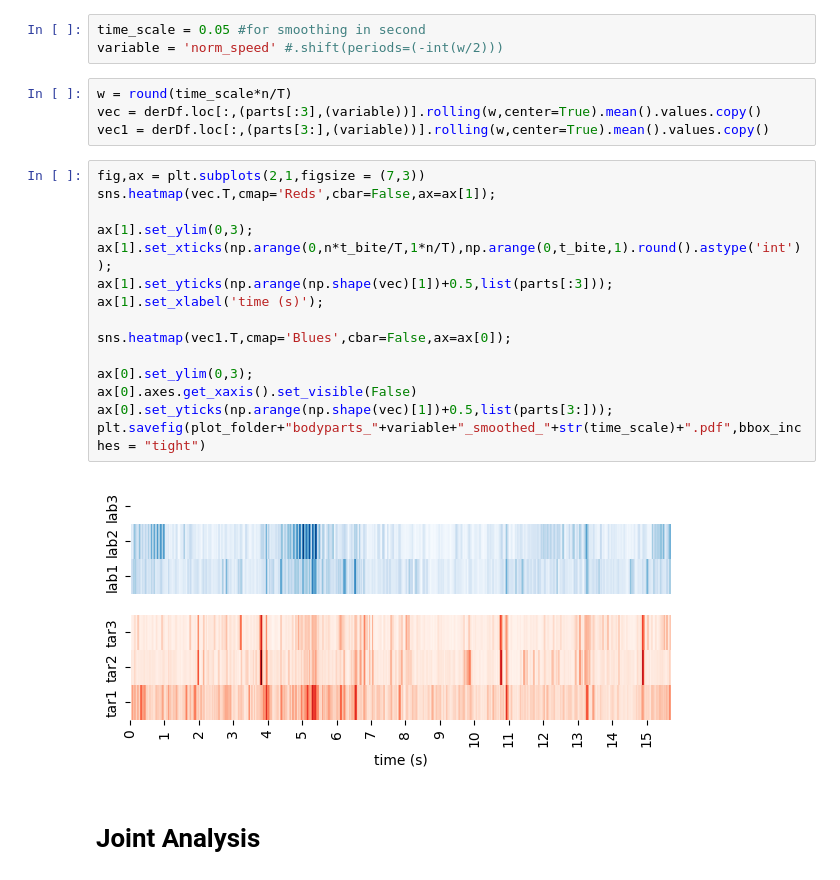
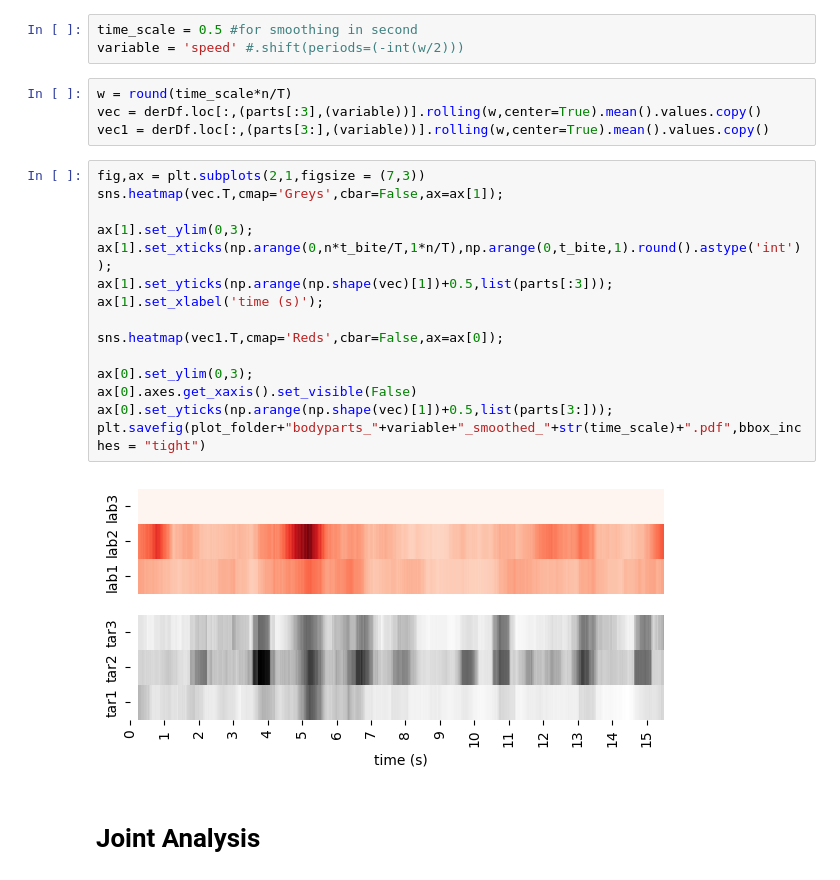
Before and after one commit to shivChitinous/bite-tracks, a Jupyter notebook: biteAnalysis.ipynb, the cells around one changed output. Saved outputs shown, nothing was run; the diff lists cells and outputs as text.

```diff
--- a/biteAnalysis.ipynb
+++ b/biteAnalysis.ipynb
@@ -70,29 +70,29 @@ plt.savefig(plot_folder+"bodyparts_labium_frame_xy.pdf",bbox_inches = "tight")
 # %% [markdown]
 # Bodypart Velocity Analysis
 # %%
-time_scale = 0.05 #for smoothing in second
-variable = 'norm_speed' #.shift(periods=(-int(w/2)))
+time_scale = 0.5 #for smoothing in second
+variable = 'speed' #.shift(periods=(-int(w/2)))
 # %%
 w = round(time_scale*n/T)
 vec = derDf.loc[:,(parts[:3],(variable))].rolling(w,center=True).mean().values.copy()
 vec1 = derDf.loc[:,(parts[3:],(variable))].rolling(w,center=True).mean().values.copy()
 # %%
 fig,ax = plt.subplots(2,1,figsize = (7,3))
-sns.heatmap(vec.T,cmap='Reds',cbar=False,ax=ax[1]);
+sns.heatmap(vec.T,cmap='Greys',cbar=False,ax=ax[1]);
 
 ax[1].set_ylim(0,3);
 ax[1].set_xticks(np.arange(0,n*t_bite/T,1*n/T),np.arange(0,t_bite,1).round().astype('int'));
 ax[1].set_yticks(np.arange(np.shape(vec)[1])+0.5,list(parts[:3]));
 ax[1].set_xlabel('time (s)');
 
-sns.heatmap(vec1.T,cmap='Blues',cbar=False,ax=ax[0]);
+sns.heatmap(vec1.T,cmap='Reds',cbar=False,ax=ax[0]);
 
 ax[0].set_ylim(0,3);
 ax[0].axes.get_xaxis().set_visible(False)
 ax[0].set_yticks(np.arange(np.shape(vec)[1])+0.5,list(parts[3:]));
 plt.savefig(plot_folder+"bodyparts_"+variable+"_smoothed_"+str(time_scale)+".pdf",bbox_inches = "tight")
 # %% [output]
-[figure, old version]
+[figure, new version]
 # %% [markdown]
 # Joint Analysis
 # %% [markdown]
```
Also changed, not shown: parts of 8 cells of this notebook, 15 other files.
